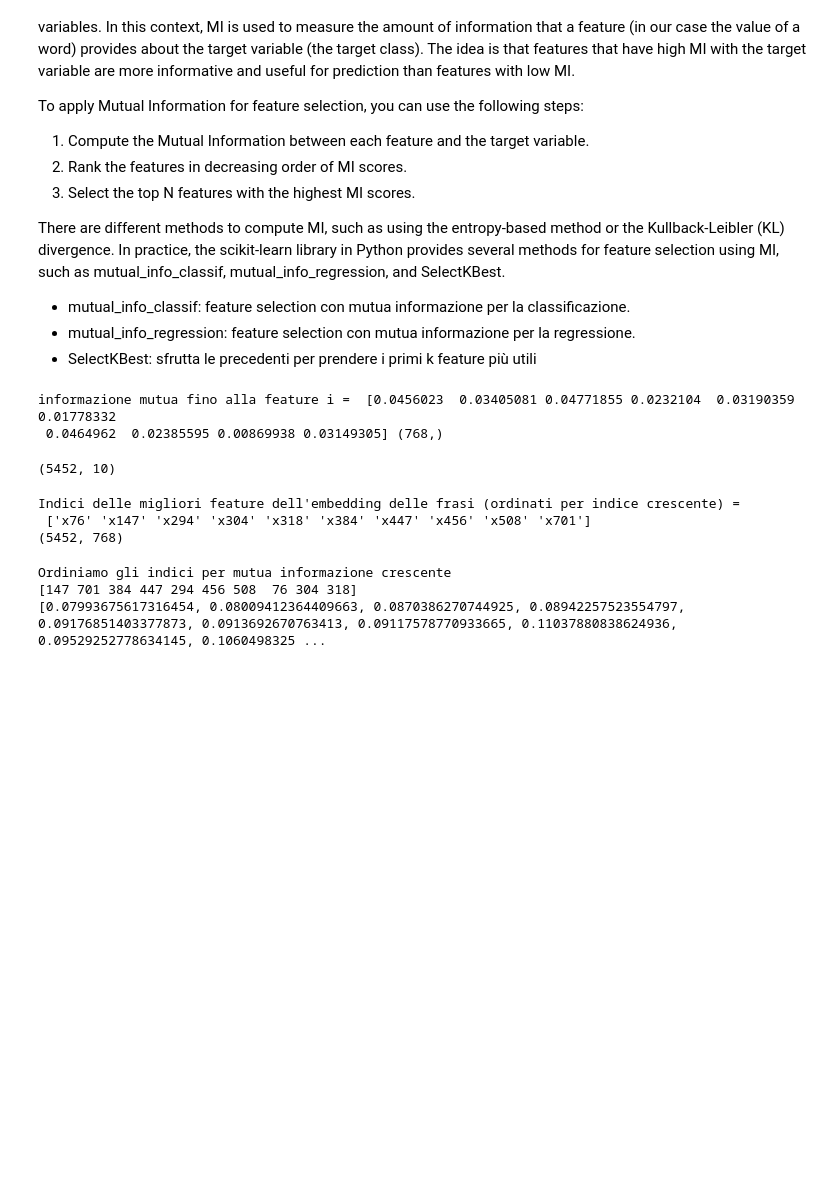
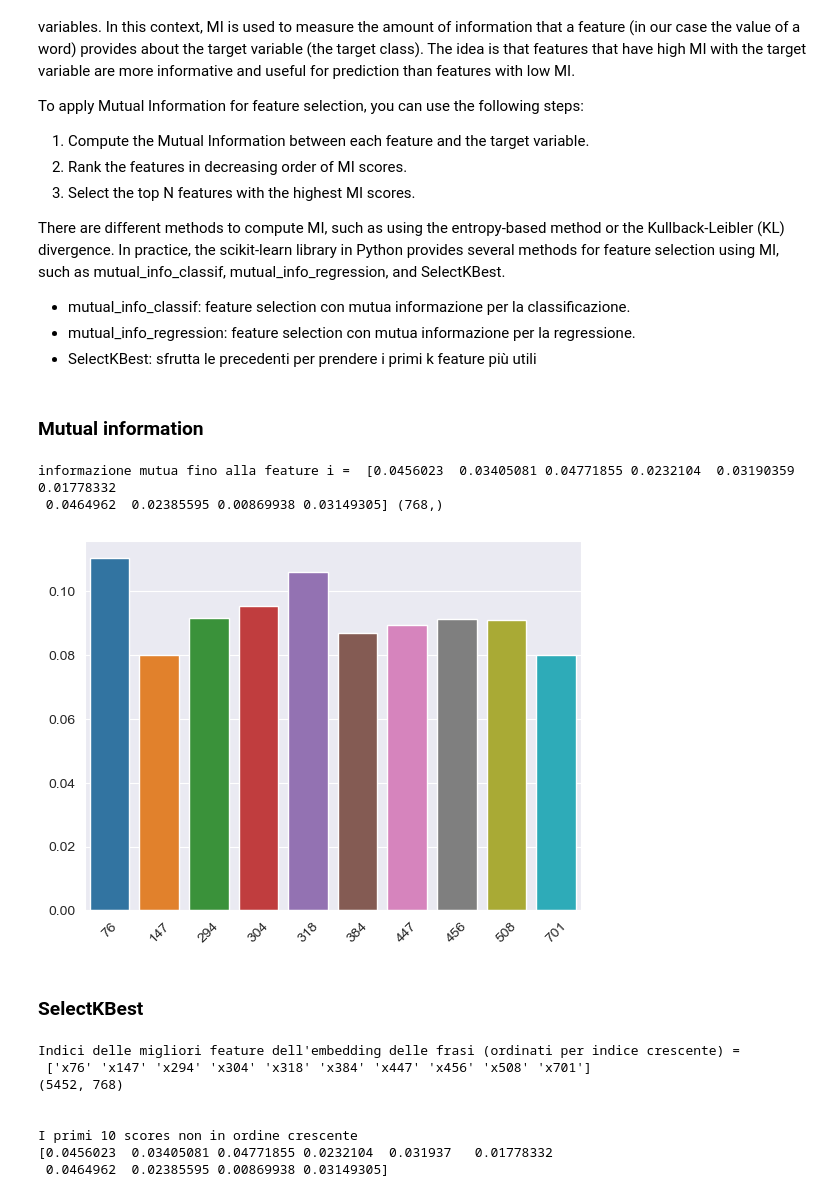
Before and after one commit to redjack96/CodiceML, a Jupyter notebook: src/esercitazioni/[WMIR]04svm.ipynb, the cells around one changed output. Drawn from its saved outputs; the diff is of its cells as text; code cells hidden in the pictures; blank space fills up the shorter version.

Commit message:
Fatto esercizio svm con feature selection

```diff
--- a/src/esercitazioni/[WMIR]04svm.ipynb
+++ b/src/esercitazioni/[WMIR]04svm.ipynb
@@ -511,6 +535,18 @@ There are different methods to compute MI, such as using the entropy-based metho
 - mutual_info_classif: feature selection con mutua informazione per la classificazione.
 - mutual_info_regression: feature selection con mutua informazione per la regressione.
 - SelectKBest: sfrutta le precedenti per prendere i primi k feature più utili
+# %%
+def best_features_selection(result_model, max_k: int):
+    # Ordiniamo gli indici per mutua informazione crescente
+    best_features = np.argpartition(result_model, -max_k)[-max_k:] # prende i k elementi più grandi da un ndarray
+    best_scores = []
+    for index in best_features:
+        val = result_model[index]
+        best_scores.append(val)
+
+    return best_features, best_scores
+# %% [markdown]
+### Mutual information
 # %%
 import sklearn.feature_selection
 
@@ -522,36 +559,37 @@ print("informazione mutua fino alla feature i = ", mutual_info[:i], mutual_info.
 # %% [output]
 informazione mutua fino alla feature i =  [0.0456023  0.03405081 0.04771855 0.0232104  0.03190359 0.01778332
  0.0464962  0.02385595 0.00869938 0.03149305] (768,)
+# %%
+# ordiniamo e stampiamo i k elementi più importanti
+k_best = 10
+best_features_mi, best_scores_mi = best_features_selection(mutual_info, k_best)
+
+plt.xticks(rotation=45)
+plot = sns.barplot(x=best_features_mi, y=best_scores_mi)
+# %% [output]
+[figure, added]
+# %% [markdown]
+### SelectKBest
 # %%
 from sklearn.feature_selection import SelectKBest
 k_best = 10
 
-kbest= SelectKBest(score_func=sklearn.feature_selection.mutual_info_classif, k=k_best)
 # fit: fa la feature selection ovvero calcola l'informazione mutua, transform: applica la feature selection al dataset.
-X_train_sbert_sel = kbest.fit_transform(X_train_sbert, y_train_qc)
-
-X_train_sbert_sel.shape
+kbest = SelectKBest(score_func=sklearn.feature_selection.mutual_info_classif, k=k_best)
+kbest_train = kbest.fit_transform(X_train_sbert, y_train_qc)
-# %% [output]
-(5452, 10)
 # %%
 print("Indici delle migliori feature dell'embedding delle frasi (ordinati per indice crescente) = \n", kbest.get_feature_names_out())
 print((len(X_train_sbert), len(X_train_sbert[0])))
+
+print("\n")
+print("I primi 10 scores non in ordine crescente")
+print(kbest.scores_[:10])
 # %% [output]
 Indici delle migliori feature dell'embedding delle frasi (ordinati per indice crescente) =
  ['x76' 'x147' 'x294' 'x304' 'x318' 'x384' 'x447' 'x456' 'x508' 'x701']
 (5452, 768)
+
+
+I primi 10 scores non in ordine crescente
+[0.0456023  0.03405081 0.04771855 0.0232104  0.031937   0.01778332
+ 0.0464962  0.02385595 0.00869938 0.03149305]
-# %%
-max_k = k_best
-print("Ordiniamo gli indici per mutua informazione crescente")
-best_features = np.argpartition(mutual_info, -max_k)[-max_k:] # prende i k elementi più grandi da un ndarray
-print(best_features)
-best_mutual_infos = []
-for index in best_features:
-    val = mutual_info[index]
-    best_mutual_infos.append(val)
-
-print(best_mutual_infos)
-# %% [output]
-Ordiniamo gli indici per mutua informazione crescente
-[147 701 384 447 294 456 508  76 304 318]
-[0.07993675617316454, 0.08009412364409663, 0.0870386270744925, 0.08942257523554797, 0.09176851403377873, 0.0913692670763413, 0.09117578770933665, 0.11037880838624936, 0.09529252778634145, 0.1060498325 ...
```
Also changed, not shown: parts of 29 cells of this notebook.
